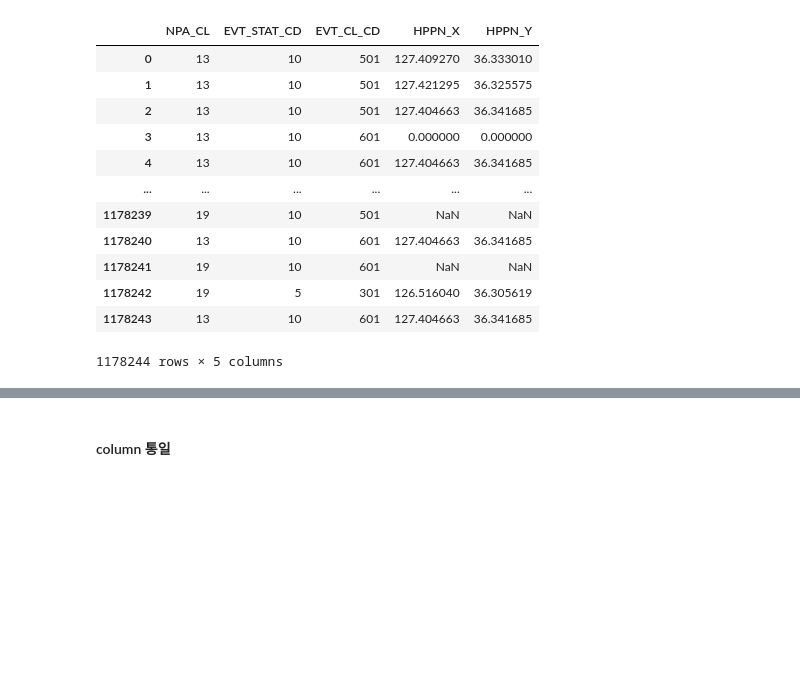
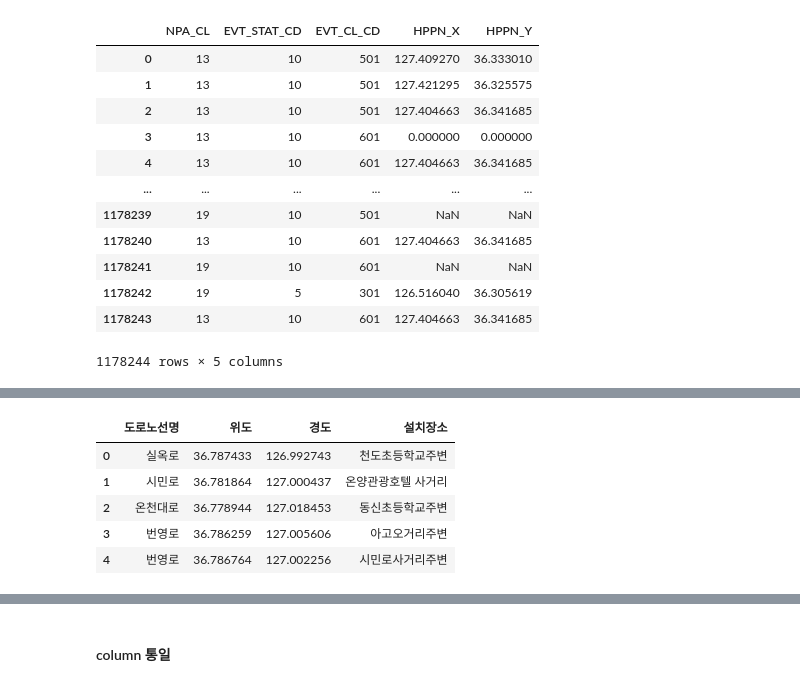
Before and after one commit to foxyhyun/police_data, a Jupyter notebook: main(1)(1).ipynb, the cells around one changed output, grey strips where cells are left out. Saved outputs shown, nothing was run; the diff lists cells and outputs as text; code cells hidden in the pictures; blank space fills up the shorter version.

```diff
--- a/main(1)(1).ipynb
+++ b/main(1)(1).ipynb
@@ -126,0 +160,10 @@ NPA_2020
+# %%
+ASAN.drop(['무인교통단속카메라관리번호','도로노선번호','도로노선방향','시도명','시군구명','도로종류','소재지도로명주소','소재지지번주소','단속구분','제한속도','단속구간위치구분','과속단속구간길이','보호구역구분','설치년도','관리기관명','관리기관전화번호','데이터기준일자'], axis=1, inplace=True)
+ASAN.head()
+# %% [output]
+|  | 도로노선명 | 위도 | 경도 | 설치장소 |
+| 0 | 실옥로 | 36.787433 | 126.992743 | 천도초등학교주변 |
+| 1 | 시민로 | 36.781864 | 127.000437 | 온양관광호텔 사거리 |
+| 2 | 온천대로 | 36.778944 | 127.018453 | 동신초등학교주변 |
+| 3 | 번영로 | 36.786259 | 127.005606 | 아고오거리주변 |
+| 4 | 번영로 | 36.786764 | 127.002256 | 시민로사거리주변 |
```
Also changed, not shown: parts of 17 cells of this notebook.
